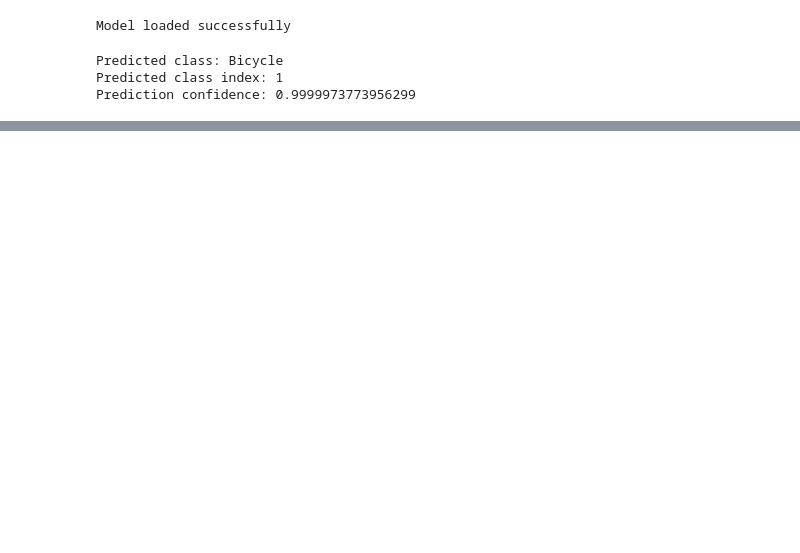
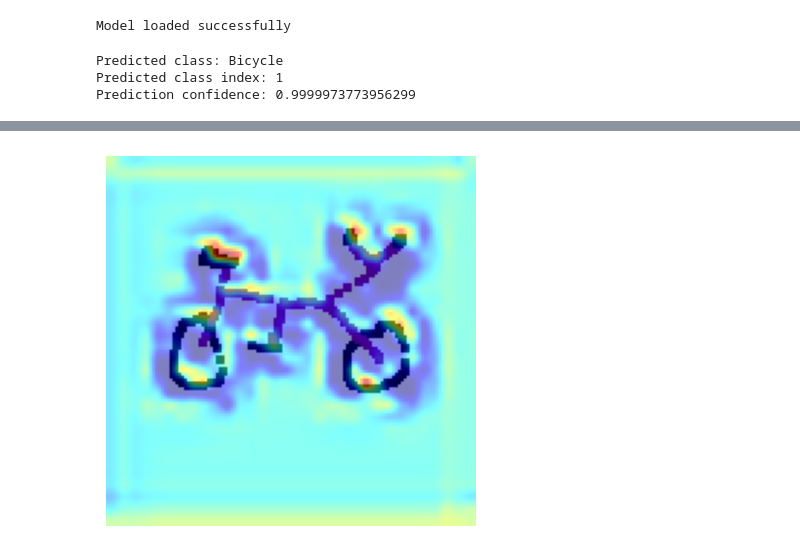
Before and after one commit to NickStrauch13/ai-pictionary, a Jupyter notebook: src/model/pixel_importance.ipynb, the cells around one changed output, grey strips where cells are left out. Cells and saved outputs as stored; diff of their text form; code cells hidden in the pictures; blank space fills up the shorter version.

```diff
--- a/src/model/pixel_importance.ipynb
+++ b/src/model/pixel_importance.ipynb
@@ -165,0 +205,13 @@ plot_important_pixels_only(test_image, best_pixels[:4], test_image.size, highlig
+# %%
+# You can also pass aug_smooth=True and eigen_smooth=True, to apply smoothing.
+grayscale_cam = cam(input_tensor=img.unsqueeze(0), targets=targets)
+
+# In this example grayscale_cam has only one image in the batch:
+grayscale_cam = grayscale_cam[0, :]
+visualization = show_cam_on_image(np.array(rgb_img)/255, grayscale_cam, use_rgb=True)
+# %%
+plt.imshow(visualization)
+plt.axis('off')
+plt.show()
+# %% [output]
+[figure, added]
```
Also changed, not shown: parts of 5 cells of this notebook, 1 other file.
